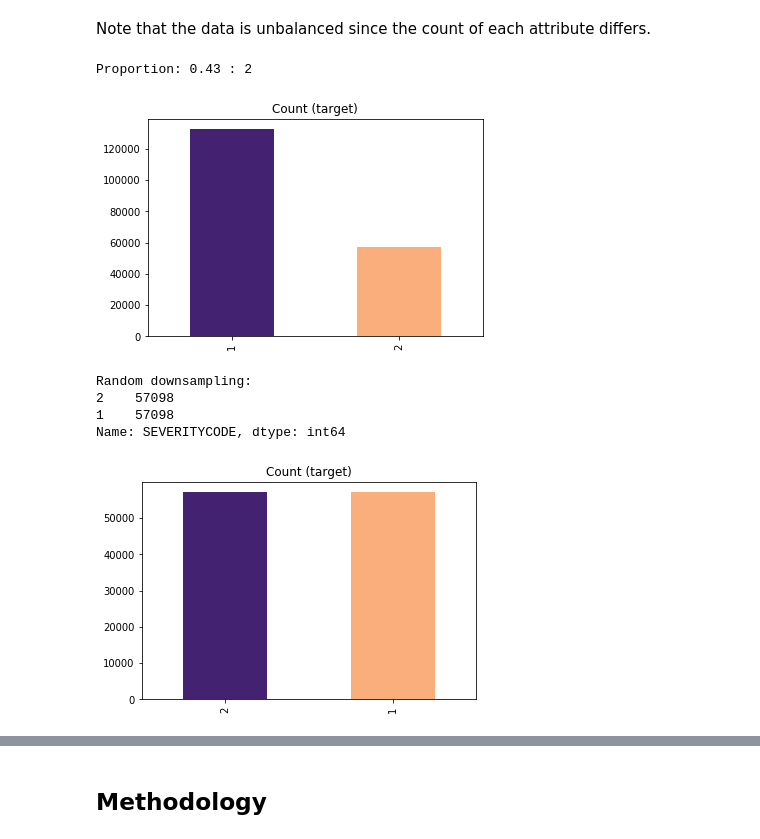
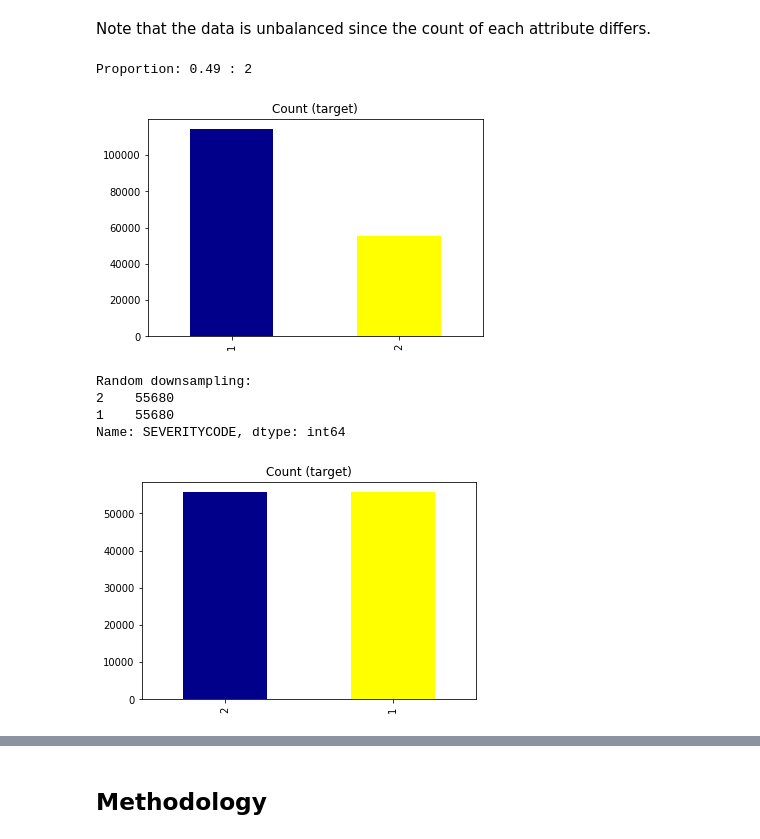
Before and after one commit to corduroy24/Coursera_Capstone, a Jupyter notebook: Coursera_Capstone.ipynb, the cells around one changed output, grey strips where cells are left out. Cells and saved outputs as stored; diff of their text form; code cells hidden in the pictures.

```diff
--- a/Coursera_Capstone.ipynb
+++ b/Coursera_Capstone.ipynb
@@ -207,0 +222,6 @@ Name: ROADCOND, dtype: int64
+# %%
+# drop the irrelevant 'ROADCOND' values
+drop_list = ['Unknown', 'Other']
+df = df.loc[~df['ROADCOND'].isin(drop_list)]
+print(df['ROADCOND'].value_counts())
+print(df.shape)
@@ -208,11 +238,7 @@ Name: ROADCOND, dtype: int64
 # %%
-#replace the missing 'num-of-doors' values by the most frequent
-print(df['LIGHTCOND'].value_counts().idxmax())
-df["LIGHTCOND"].replace([np.nan, 'Unknown', 'Other'], "Daylight", inplace=True)
-# sum(df['LIGHTCOND'].isna())
-# my_list = ['Unknown', 'Other']
-# df = df.loc[~df['LIGHTCOND'].isin(my_list)]
-print(sum(df['LIGHTCOND'].isna()))
+# drop the irrelevant 'LIGHTCOND' values
+drop_list = ['Unknown', 'Other', 'Dark - Unknown Lighting']
+df = df.loc[~df['LIGHTCOND'].isin(drop_list)]
 print(df['LIGHTCOND'].value_counts())
 print(df.shape)
 # %% [output]
@@ -230,4 +252,0 @@ Name: LIGHTCOND, dtype: int64
-# %%
-# sum(df[['SEVERITYCODE', 'WEATHER', 'LIGHTCOND', 'ROADCOND'].isna())
-df = df[['SEVERITYCODE', 'WEATHER', 'LIGHTCOND', 'ROADCOND']].dropna()
-df.shape
@@ -245,31 +262,31 @@ Name: SEVERITYCODE, dtype: int64
 Note that the data is unbalanced since the count of each attribute differs.
 # %%
 target_count = df['SEVERITYCODE'].value_counts()
-color = ['#432371',"#FAAE7B"]
+color = ['DarkBlue',"Yellow"]
 
 print('Proportion:', round(target_count[2] /target_count[1], 2), ': 2')
-target_count.plot(kind='bar', title='Count (target)', color = palette);
+target_count.plot(kind='bar', title='Count (target)', color = color);
 # %% [output]
-Proportion: 0.43 : 2
+Proportion: 0.49 : 2
-[figure, old version]
+[figure, new version]
 # %%
 # Divide by class
 df_majority  = df[df['SEVERITYCODE'] == 1]
 df_minority  = df[df['SEVERITYCODE'] == 2]
 
 df_majority_down = df_majority.sample(target_count[2], random_state = 1)
 df_down = pd.concat([df_majority_down, df_minority], axis=0)
 
 print('Random downsampling:')
 print(df_down['SEVERITYCODE'].value_counts())
 
-df_down['SEVERITYCODE'].value_counts().plot(kind='bar', title='Count (target)', color = palette);
+df_down['SEVERITYCODE'].value_counts().plot(kind='bar', title='Count (target)', color = color);
 # %% [output]
 Random downsampling:
-2    57098
-1    57098
+2    55680
+1    55680
 Name: SEVERITYCODE, dtype: int64
-[figure, old version]
+[figure, new version]
 # %%
 df_down.head()
 # %% [output]
```
Also changed, not shown: parts of 62 cells of this notebook, 1 other file.
